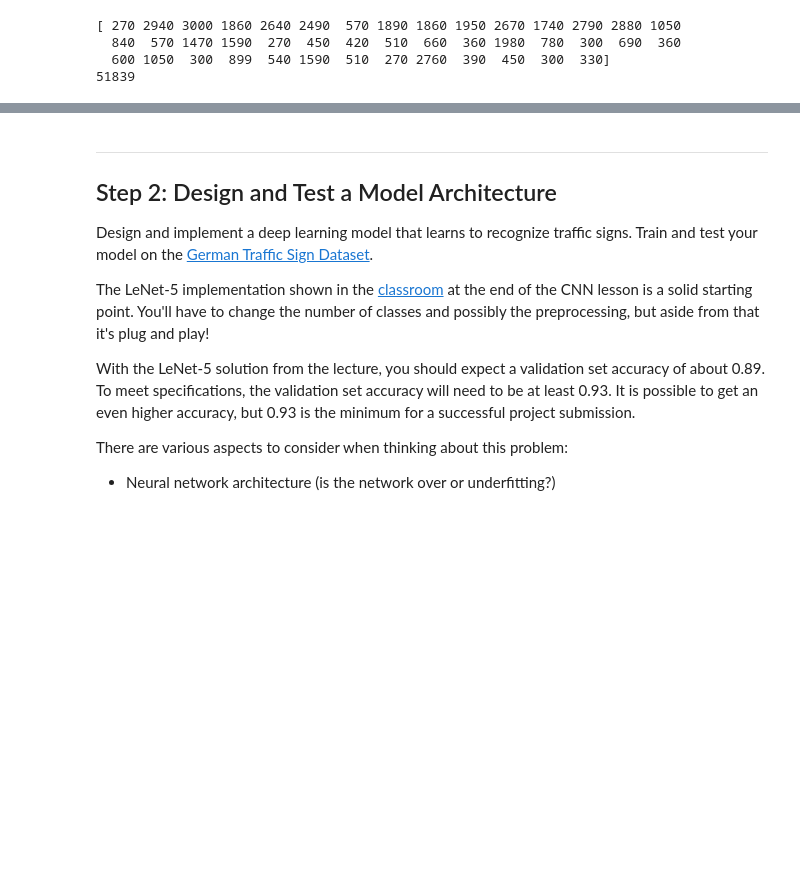
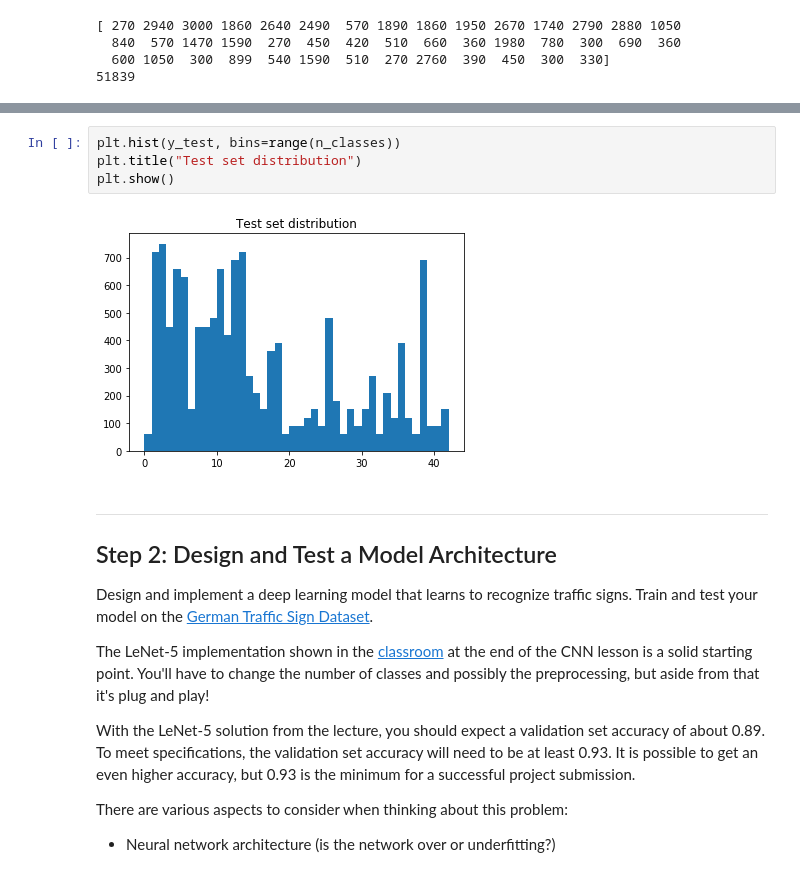
Before and after one commit to kennt/CarND1-P2, a Jupyter notebook: Traffic_Sign_Classifier.ipynb, the cells around one changed output, grey strips where cells are left out. Drawn from its saved outputs; the diff is of its cells as text; blank space fills up the shorter version.

```diff
--- a/Traffic_Sign_Classifier.ipynb
+++ b/Traffic_Sign_Classifier.ipynb
@@ -128,3 +142,9 @@ print(sum(total_counts))
+# %%
+plt.hist(y_test, bins=range(n_classes))
+plt.title("Test set distribution")
+plt.show()
+# %% [output]
+[figure, added]
 # %% [markdown]
 ----
 
```
Also changed, not shown: parts of 23 cells of this notebook, 6 other files.
